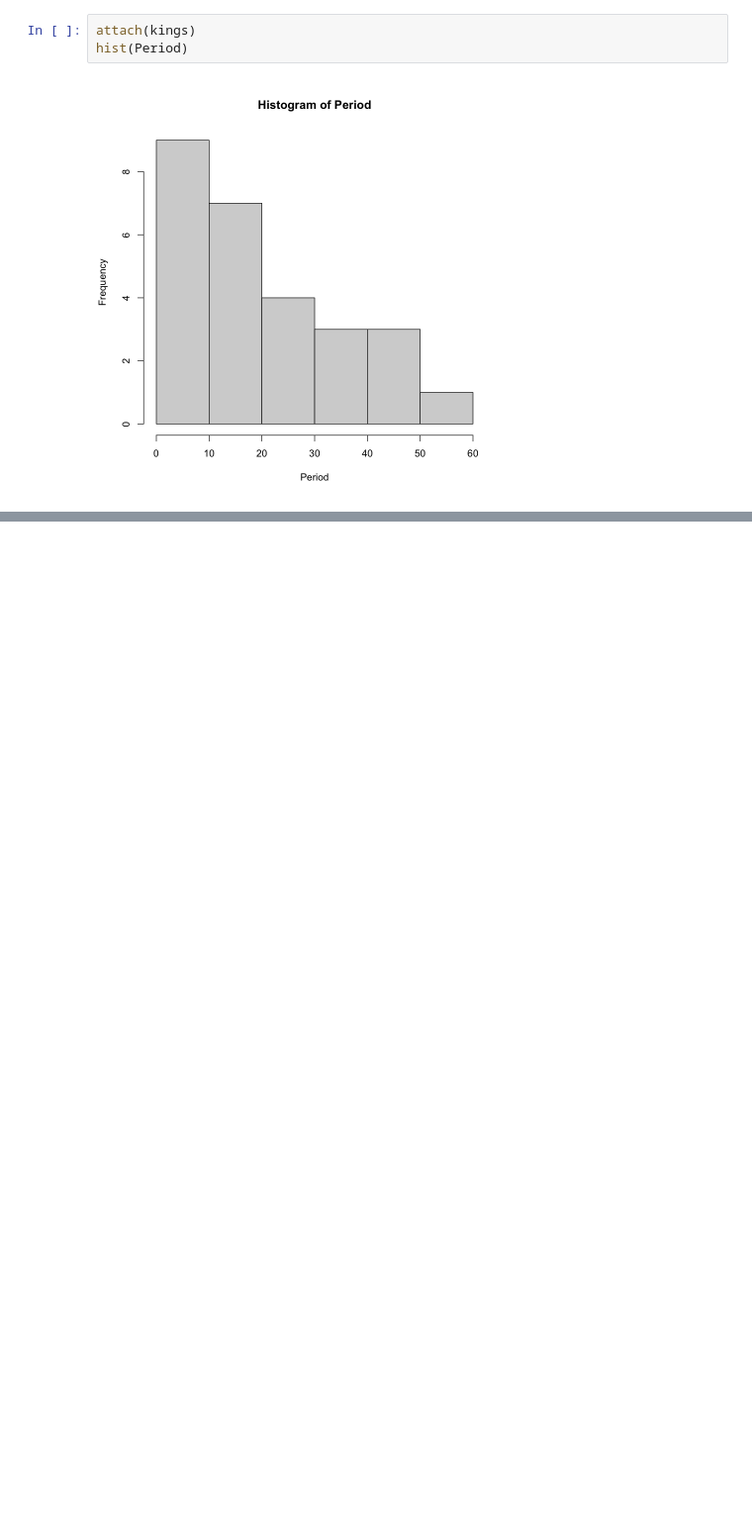
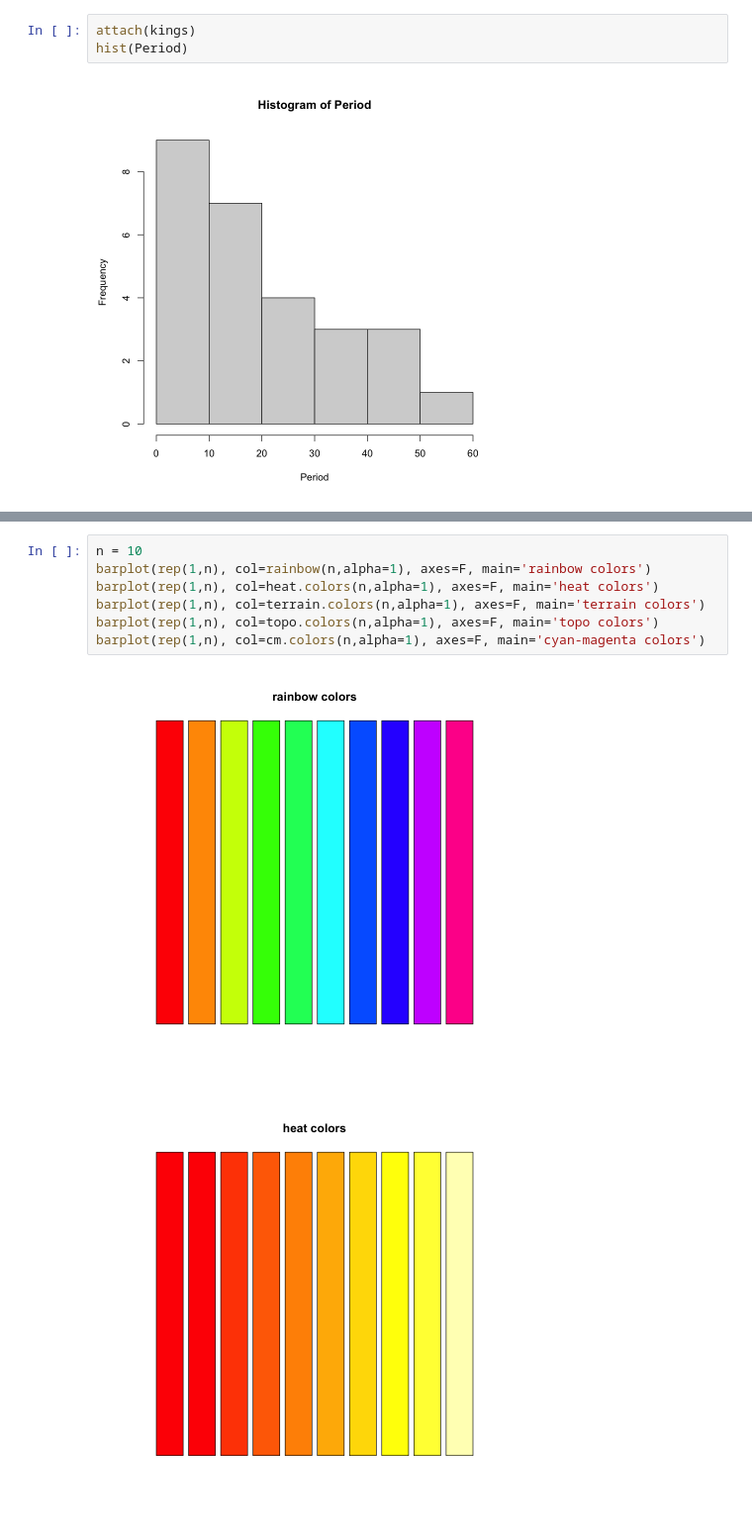
Before and after one commit to rickiepark/knou_stat, a Jupyter notebook: data_vis/ch1.ipynb, the cells around one changed output, grey strips where cells are left out. Shown at 99% size. Drawn from its saved outputs; the diff is of its cells as text; blank space fills up the shorter version.

```diff
--- a/data_vis/ch1.ipynb
+++ b/data_vis/ch1.ipynb
@@ -33,0 +54,10 @@ hist(Period)
+# %%
+n = 10
+barplot(rep(1,n), col=rainbow(n,alpha=1), axes=F, main='rainbow colors')
+barplot(rep(1,n), col=heat.colors(n,alpha=1), axes=F, main='heat colors')
+barplot(rep(1,n), col=terrain.colors(n,alpha=1), axes=F, main='terrain colors')
+barplot(rep(1,n), col=topo.colors(n,alpha=1), axes=F, main='topo colors')
+barplot(rep(1,n), col=cm.colors(n,alpha=1), axes=F, main='cyan-magenta colors')
+# %% [output]
+[figure, added]
+[figure, added]
```
Also changed, not shown: parts of 9 cells of this notebook.
